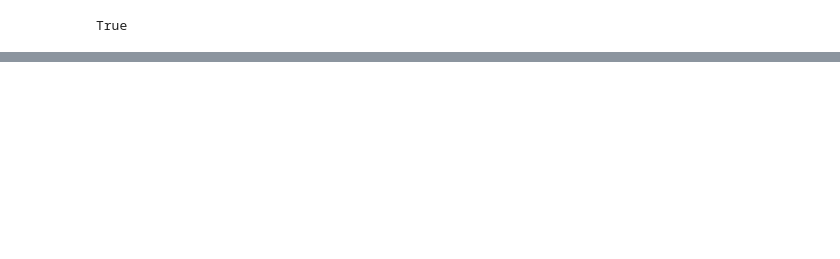
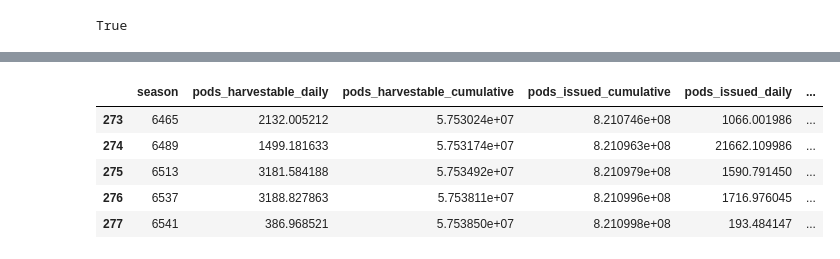
Before and after one commit to BeanstalkFarms/Beanstalk-Analytics, a Jupyter notebook: Silo.ipynb, the cells around one changed output, grey strips where cells are left out. Cells and saved outputs as stored; diff of their text form; code cells hidden in the pictures; blank space fills up the shorter version.

```diff
--- a/Silo.ipynb
+++ b/Silo.ipynb
@@ -129,0 +192,37 @@ alt.Chart(df_dep).mark_line().encode(
+# %%
+@cache
+def query_field(refresh=None) -> pd.DataFrame:
+    field_snaps = bs.Query.fieldDailySnapshots(
+        orderBy="season",
+        orderDirection="asc",
+        first=10000,
+        where={"field": "0xc1e088fc1323b20bcbee9bd1b9fc9546db5624c5"}
+    )
+    df_field = sg.query_df(
+        [
+            field_snaps.season,
+            field_snaps.newHarvestedPods,
+            field_snaps.newHarvestablePods,
+            field_snaps.podIndex,
+        ],
+        pagination_strategy=ShallowStrategy
+    )
+    return df_field
+# %%
+df_field = query_field(refresh=3).copy()
+df_field = remove_prefix(df_field, "fieldDailySnapshots_")
+df_field['pods_harvestable_daily'] = (df_field.newHarvestablePods / 10**6)
+df_field['pods_harvestable_cumulative'] = df_field.pods_harvestable_daily.cumsum()
+df_field['pods_issued_cumulative'] = df_field.podIndex / 10**6
+df_field['pods_issued_daily'] = df_field.pods_issued_cumulative - df_field.pods_issued_cumulative.shift(1).fillna(0)
+df_field['pods_harvested_daily'] = df_field.newHarvestedPods / 10**6
+df_field['pods_harvested_cumulative'] = df_field.pods_harvested_daily.cumsum()
+df_field = df_field.drop(columns=['podIndex', 'newHarvestedPods', 'newHarvestablePods'])
+df_field.tail()
+# %% [output]
+|  | season | pods_harvestable_daily | pods_harvestable_cumulative | pods_issued_cumulative | pods_issued_daily | ... |
+| 273 | 6465 | 2132.005212 | 5.753024e+07 | 8.210746e+08 | 1066.001986 | ... |
+| 274 | 6489 | 1499.181633 | 5.753174e+07 | 8.210963e+08 | 21662.109986 | ... |
+| 275 | 6513 | 3181.584188 | 5.753492e+07 | 8.210979e+08 | 1590.791450 | ... |
+| 276 | 6537 | 3188.827863 | 5.753811e+07 | 8.210996e+08 | 1716.976045 | ... |
+| 277 | 6541 | 386.968521 | 5.753850e+07 | 8.210998e+08 | 193.484147 | ... |
```
Also changed, not shown: parts of 16 cells of this notebook, 2 other files.
